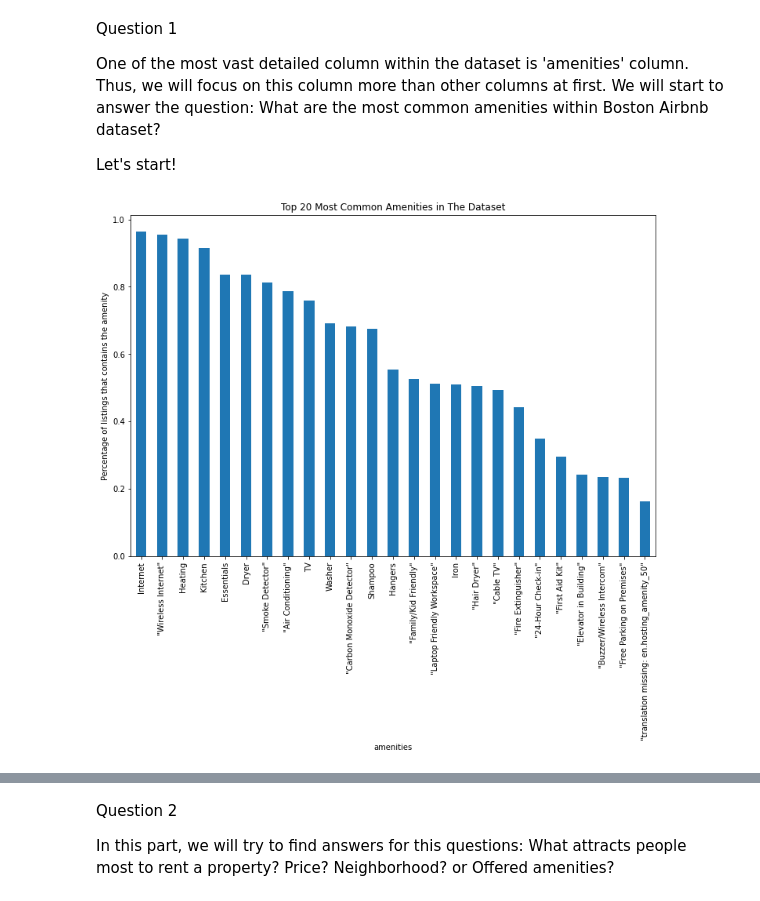
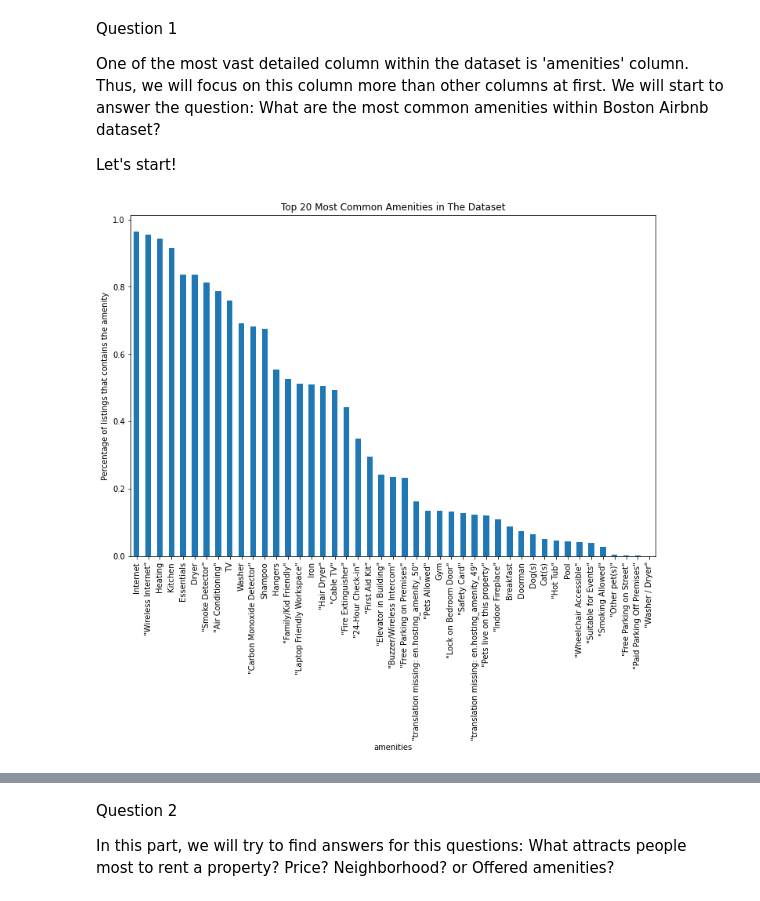
Before and after one commit to oceandrivee/Udacity, a Jupyter notebook: Udacity.ipynb, the cells around one changed output, grey strips where cells are left out. Drawn from its saved outputs; the diff is of its cells as text; code cells hidden in the pictures.

```diff
--- a/Udacity.ipynb
+++ b/Udacity.ipynb
@@ -208,17 +208,18 @@ def total_count(df, col1, col2, look_for):
 # %%
 #We will create a new dataframe which is called named 'amenities_common', which has lists of amenities as one column and the count of these amenities lists
 #in our main (df_list)
 amenities_common = df_list['amenities'].value_counts().reset_index()
 amenities_common.rename(columns={'index': 'amenities', 'amenities': 'count'}, inplace=True)
 
 #Counting the number of listings that contains each amenity in the amenities list via total_count function.
-amenities_common_df = total_count(amenities_common, 'amenities', 'count', list_of_amenities)
+amenities_common_df = total_count(amenities_common, 'amenities', 'count', list_amenities)
 amenities_common_df.set_index('amenities', inplace=True)
 
 #Visualizing the percentage of each amenity with ascending sort as a bar chart
-(amenities_common_df/len(df_list))[:25].plot(kind='bar', figsize=(12,8), legend=None);
+(amenities_common_df/len(df_list)).plot(kind='bar', figsize=(12,8), legend=None);
 plt.title('Top 20 Most Common Amenities in The Dataset');
 plt.ylabel('Percentage of listings that contains the amenity')
+
 plt.show()
 # %% [output]
-[figure, old version]
+[figure, new version]
```
Also changed, not shown: parts of 11 cells of this notebook.
